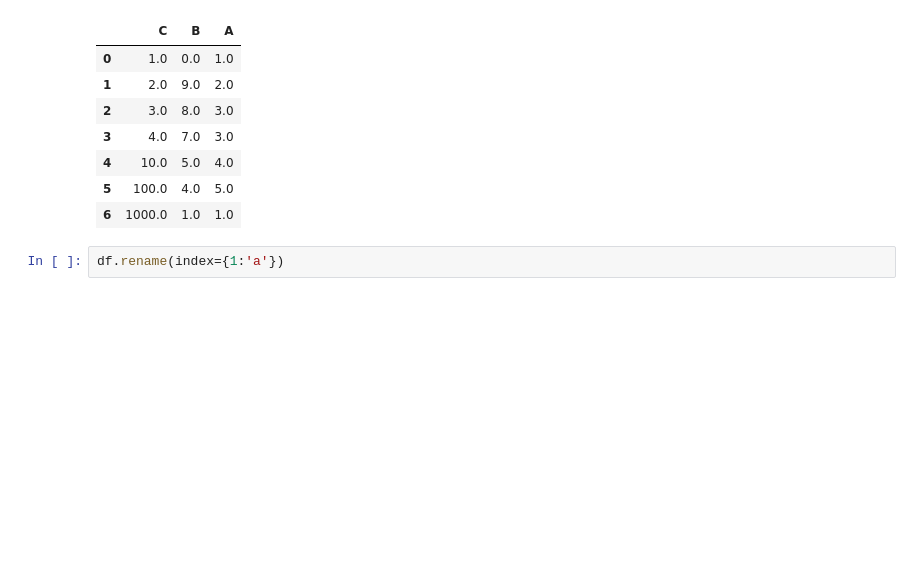
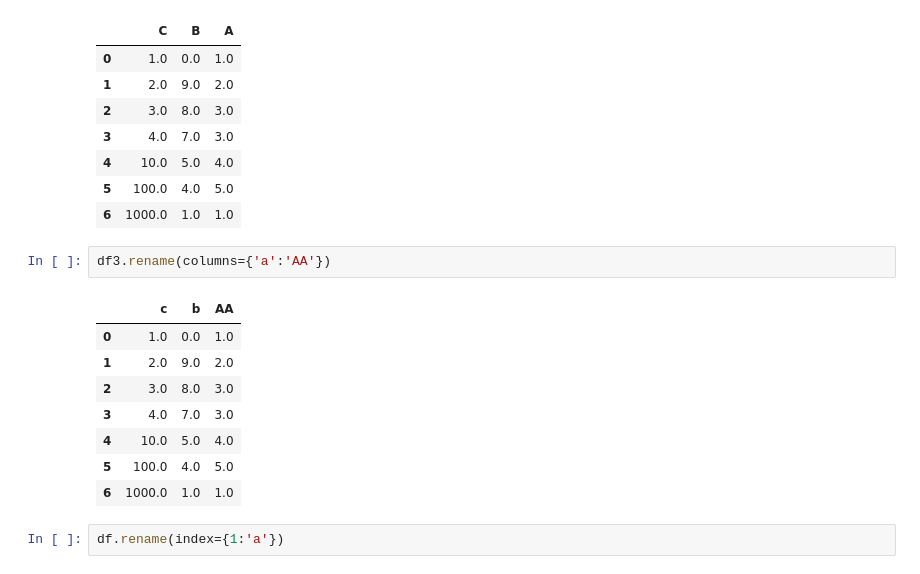
Before and after one commit to ganjiron/ganpython, a Jupyter notebook: jupyter/ch32.ipynb, the cells around one changed output. Cells and saved outputs as stored; diff of their text form; blank space fills up the shorter version.

```diff
--- a/jupyter/ch32.ipynb
+++ b/jupyter/ch32.ipynb
@@ -294,6 +281,17 @@ df3.rename(columns=newcols)
 | 4 | 10.0 | 5.0 | 4.0 |
 | 5 | 100.0 | 4.0 | 5.0 |
 | 6 | 1000.0 | 1.0 | 1.0 |
+# %%
+df3.rename(columns={'a':'AA'})
+# %% [output]
+|  | c | b | AA |
+| 0 | 1.0 | 0.0 | 1.0 |
+| 1 | 2.0 | 9.0 | 2.0 |
+| 2 | 3.0 | 8.0 | 3.0 |
+| 3 | 4.0 | 7.0 | 3.0 |
+| 4 | 10.0 | 5.0 | 4.0 |
+| 5 | 100.0 | 4.0 | 5.0 |
+| 6 | 1000.0 | 1.0 | 1.0 |
 # %%
 df.rename(index={1:'a'})
 # %% [output]
```
Also changed, not shown: parts of 4 cells of this notebook, 3 other files.
